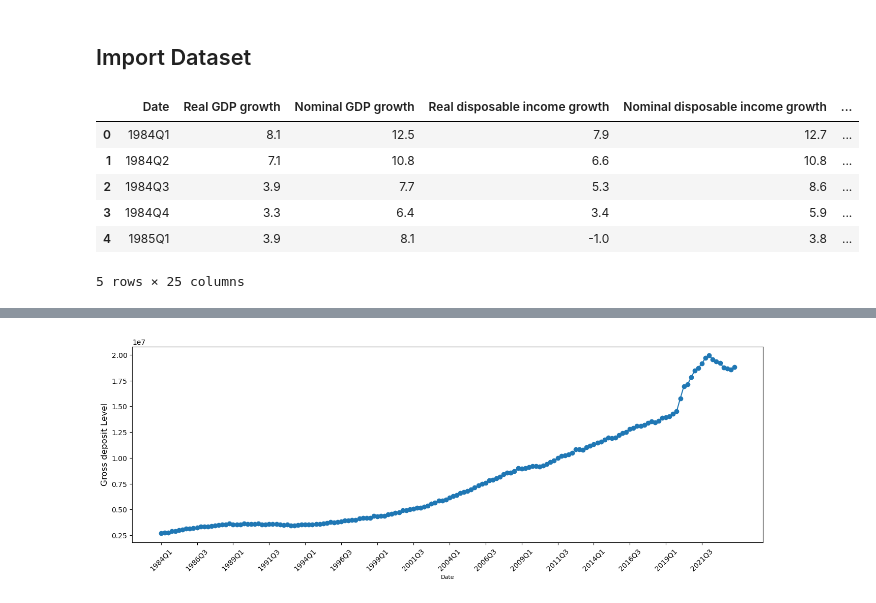
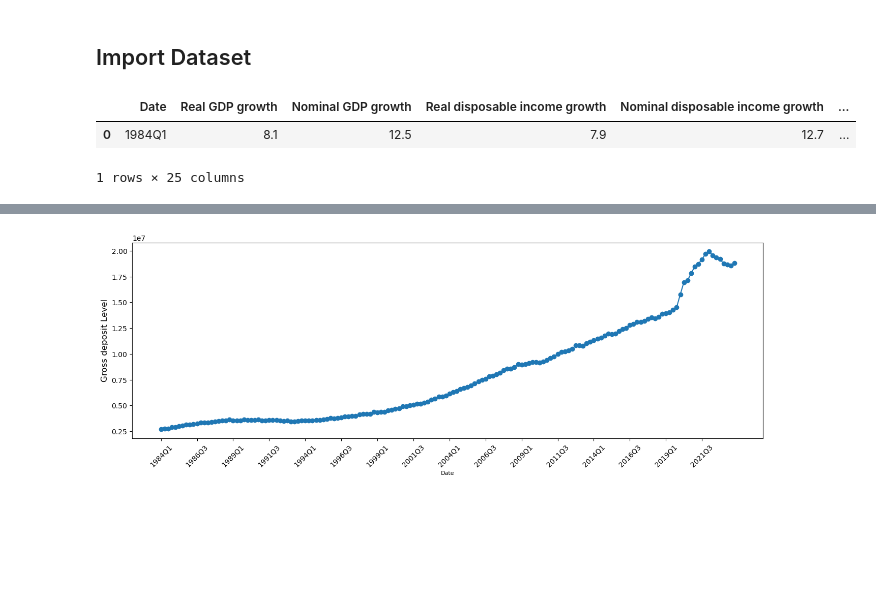
Before and after one commit to chinglung880218/Forecasting-Deposit-via-SARIMAX, a Jupyter notebook: ARIMA/SARIMAX_CLH.ipynb, the cells around one changed output, grey strips where cells are left out. Cells and saved outputs as stored; diff of their text form; code cells hidden in the pictures; blank space fills up the shorter version.

```diff
--- a/ARIMA/SARIMAX_CLH.ipynb
+++ b/ARIMA/SARIMAX_CLH.ipynb
@@ -18,12 +25,9 @@ from datetime import datetime, timedelta
 # %%
 # Load the .dta file into a DataFrame
 df = pd.read_csv("/Users/ching-lung/deposit-prediction/cleaned_data/data_clean.csv")
-df.head(5)
+# df.columns
+df.head(1)
 # %% [output]
 |  | Date | Real GDP growth | Nominal GDP growth | Real disposable income growth | Nominal disposable income growth | ... |
 | 0 | 1984Q1 | 8.1 | 12.5 | 7.9 | 12.7 | ... |
-| 1 | 1984Q2 | 7.1 | 10.8 | 6.6 | 10.8 | ... |
-| 2 | 1984Q3 | 3.9 | 7.7 | 5.3 | 8.6 | ... |
-| 3 | 1984Q4 | 3.3 | 6.4 | 3.4 | 5.9 | ... |
-| 4 | 1985Q1 | 3.9 | 8.1 | -1.0 | 3.8 | ... |
-5 rows × 25 columns
+1 rows × 25 columns
```
Also changed, not shown: parts of 13 cells of this notebook.
